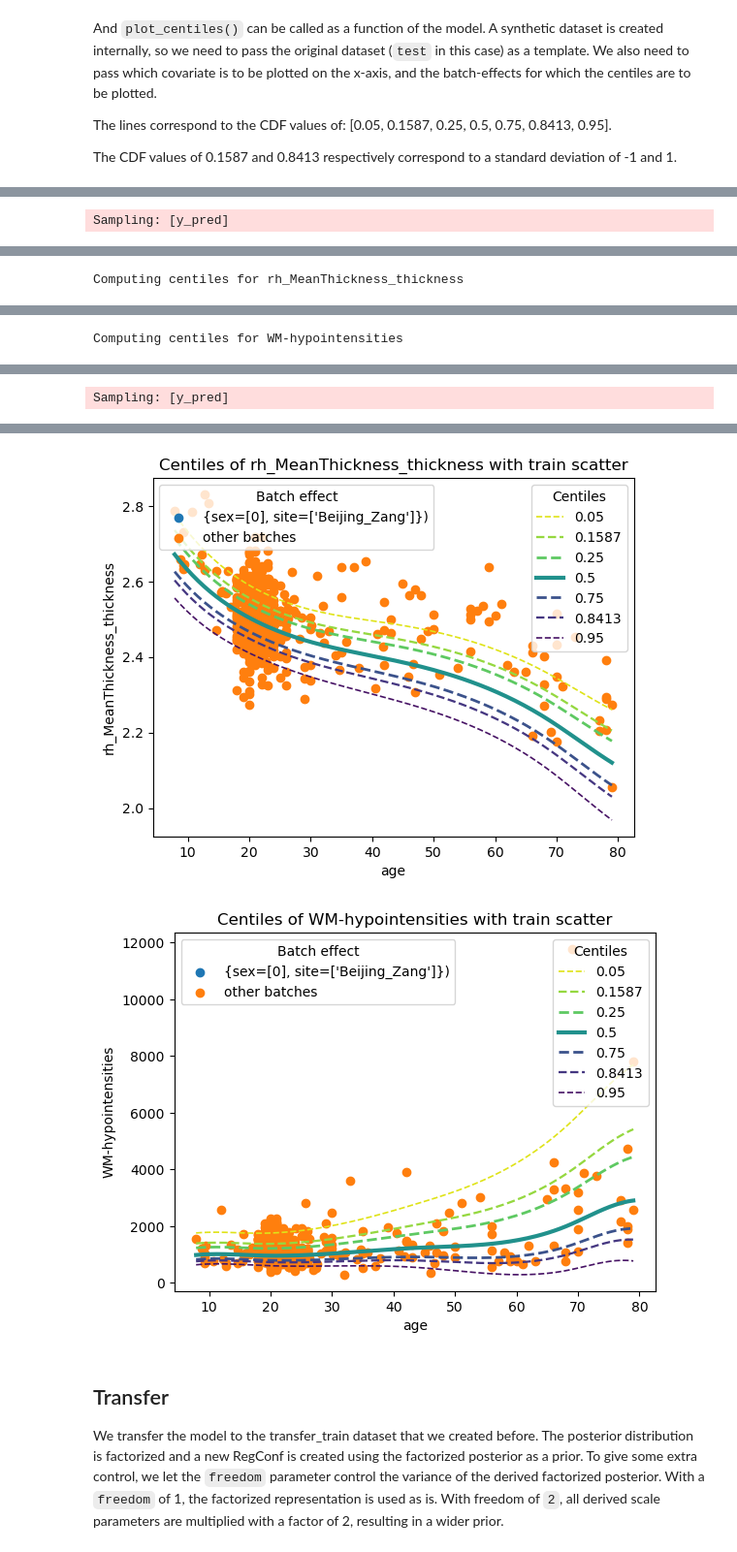
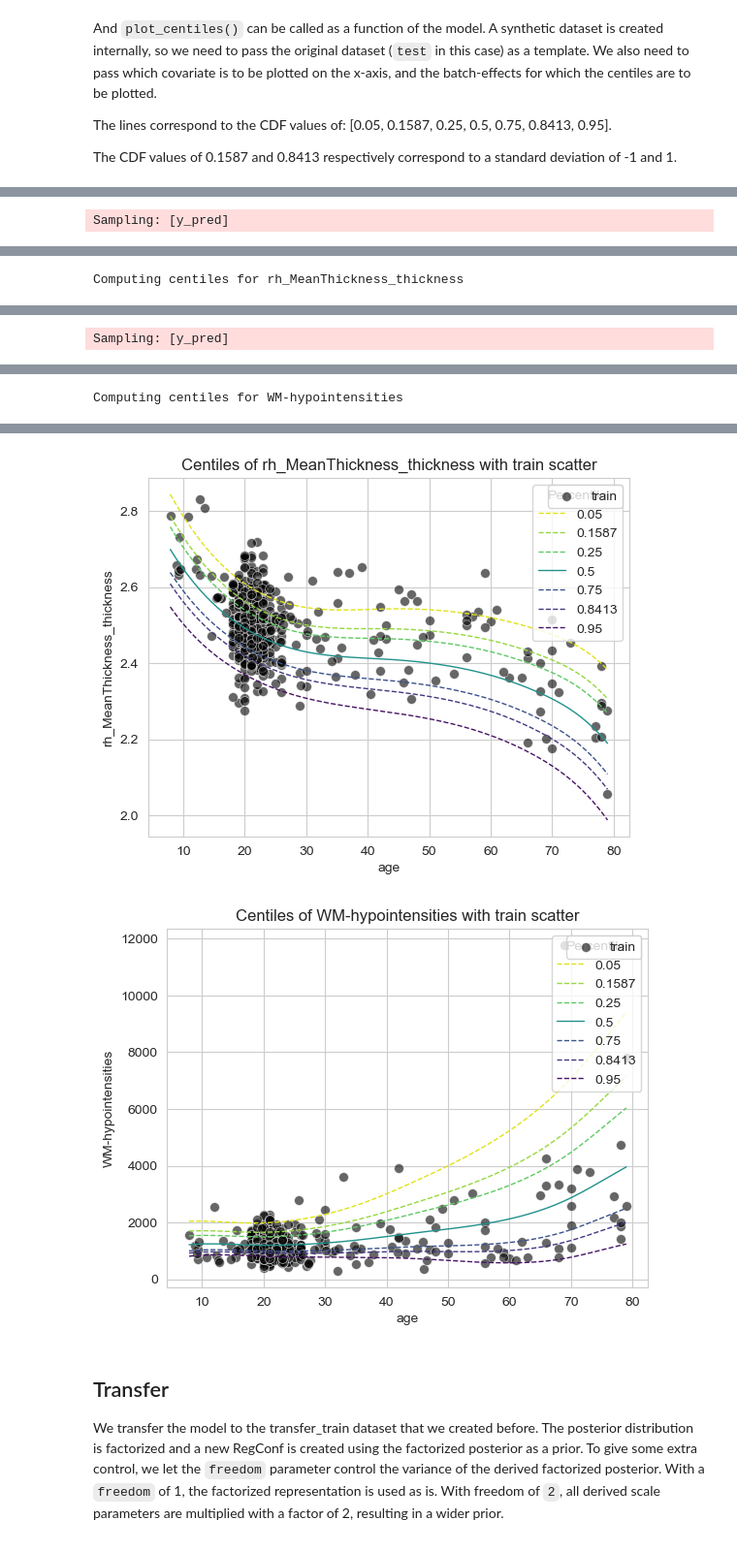
Before and after one commit to amarquand/PCNtoolkit, a Jupyter notebook: example_notebooks/hbr_example.ipynb, the cells around one changed output, grey strips where cells are left out. Shown at 97% size. Drawn from its saved outputs; the diff is of its cells as text; code cells hidden in the pictures.

```diff
--- a/example_notebooks/hbr_example.ipynb
+++ b/example_notebooks/hbr_example.ipynb
@@ -297,24 +297,24 @@ sigma = Param(
     mapping_params=(0.0, 10.0),
 )
 # Configure epsilon
-epsilon = Param(name="epsilon", linear=False, dist_name="Normal", dist_params=(1.0,))
+epsilon = Param(name="epsilon", linear=False, dist_name="Normal", dist_params=(10.0,))
 # Configure delta
 delta = Param(
     name="delta",
     linear=False,
     dist_name="Normal",
-    dist_params=(3.0,),
+    dist_params=(0.0, 3.0),
     mapping="softplus",
     mapping_params=(0.0, 5.0, 0.3),
 )
 
 # Configure the HBRConf object
 hbr_conf = HBRConf(
-    draws=1500,
-    tune=500,
+    draws=500,
+    tune=100,
     chains=4,
     cores=16,
-    likelihood="Normal",
+    likelihood="SHASHo",
     mu=mu,
     sigma=sigma,
     epsilon=epsilon,
@@ -472,12 +478,14 @@ The CDF values of 0.1587 and 0.8413 respectively correspond to a standard deviat
 norm_hbr.plot_centiles(
     train,
     covariate="age",
-    batch_effects={"sex": [0], "site": ["Beijing_Zang"]},
+    batch_effects={},
     show_data=True,
+    hue_data=None,
+    markers_data=None,
 )
 # %% [output]
 Sampling: [y_pred]
 [interactive output not drawn]
 Computing centiles for rh_MeanThickness_thickness
 [interactive output not drawn]
-Computing centiles for WM-hypointensities
+Sampling: [y_pred]
@@ -484 +493 @@ Computing centiles for WM-hypointensities
-Sampling: [y_pred]
+Computing centiles for WM-hypointensities
@@ -486,6 +494,6 @@ Sampling: [y_pred]
 [interactive output not drawn]
-[figure, old version]
+[figure, new version]
-[figure, old version]
+[figure, new version]
 # %% [markdown]
 ## Transfer
 
```
Also changed, not shown: parts of 13 cells of this notebook.
